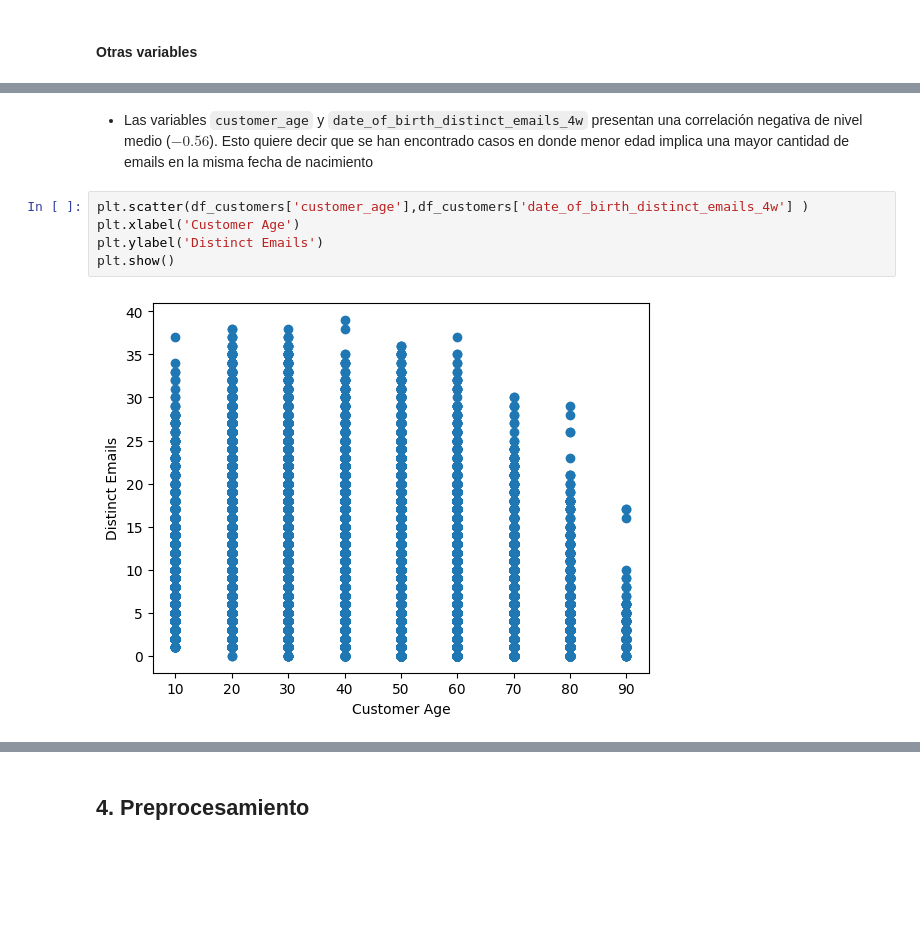
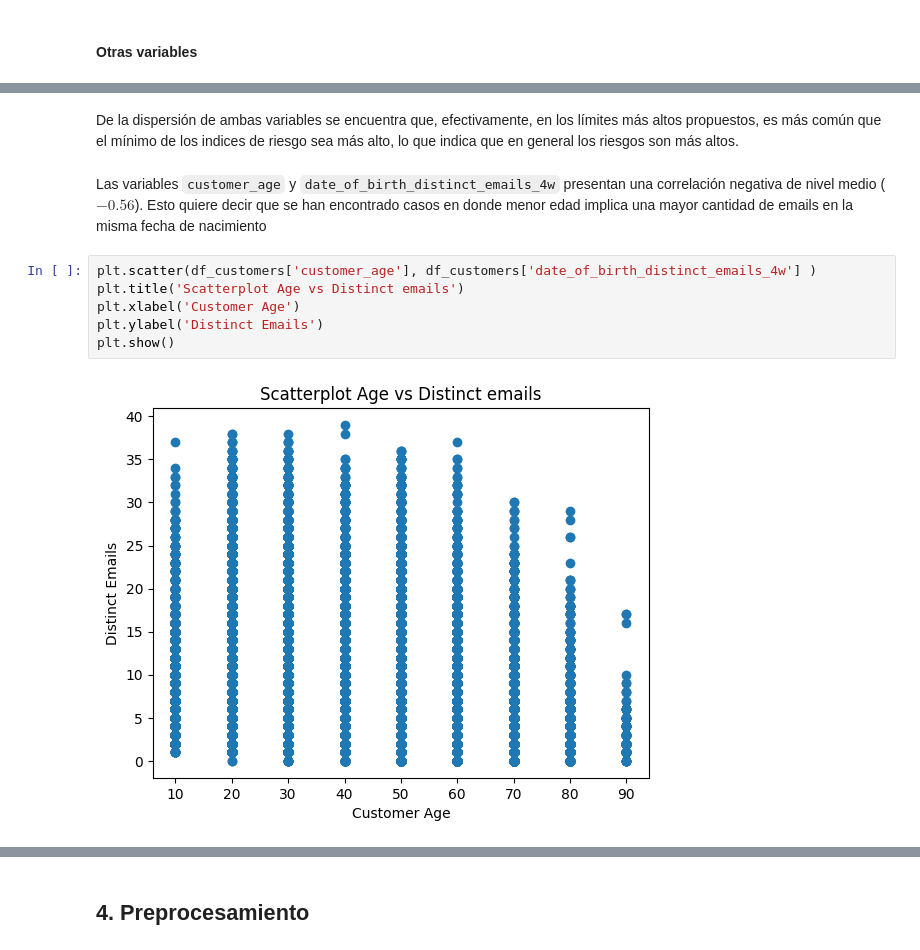
Before and after one commit to G-Urrea/labs_mds-german-antonia, a Jupyter notebook: proyecto_1/Proyecto_1_LabDS.ipynb, the cells around one changed output, grey strips where cells are left out. Saved outputs shown, nothing was run; the diff lists cells and outputs as text; blank space fills up the shorter version.

```diff
--- a/proyecto_1/Proyecto_1_LabDS.ipynb
+++ b/proyecto_1/Proyecto_1_LabDS.ipynb
@@ -588,9 +869,12 @@ import matplotlib.pyplot as plt
+# %% [markdown]
+De la dispersión de ambas variables se encuentra que, efectivamente, en los límites más altos propuestos, es más común que el mínimo de los indices de riesgo sea más alto, lo que indica que en general los riesgos son más altos.
 # %% [markdown]
-- Las variables `customer_age` y `date_of_birth_distinct_emails_4w` presentan una correlación negativa de nivel medio ($-0.56$). Esto quiere decir que se han encontrado casos en donde menor edad implica una mayor cantidad de emails en la misma fecha de nacimiento
+Las variables `customer_age` y `date_of_birth_distinct_emails_4w` presentan una correlación negativa de nivel medio ($-0.56$). Esto quiere decir que se han encontrado casos en donde menor edad implica una mayor cantidad de emails en la misma fecha de nacimiento
 # %%
-plt.scatter(df_customers['customer_age'],df_customers['date_of_birth_distinct_emails_4w'] )
+plt.scatter(df_customers['customer_age'], df_customers['date_of_birth_distinct_emails_4w'] )
+plt.title('Scatterplot Age vs Distinct emails')
 plt.xlabel('Customer Age')
 plt.ylabel('Distinct Emails')
 plt.show()
 # %% [output]
-[figure, old version]
+[figure, new version]
```
Also changed, not shown: parts of 121 cells of this notebook.
